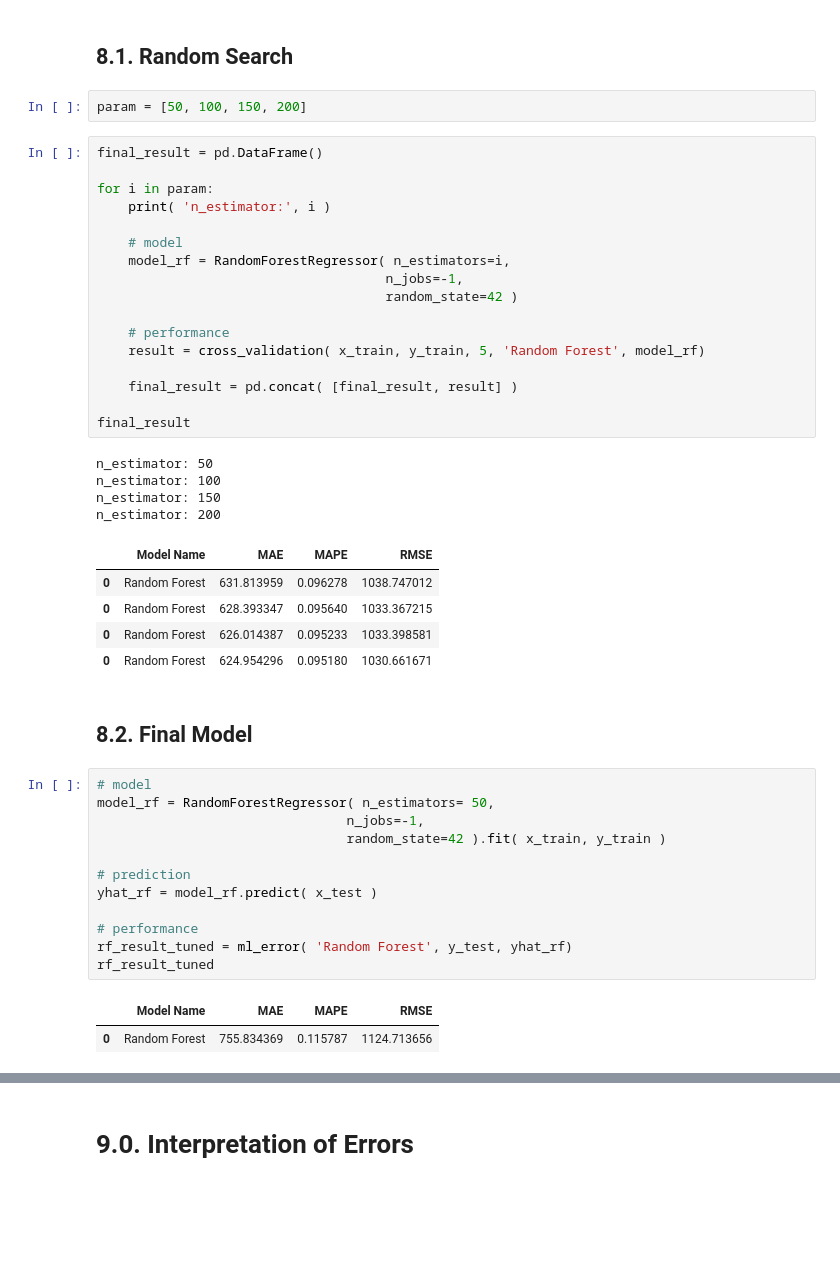
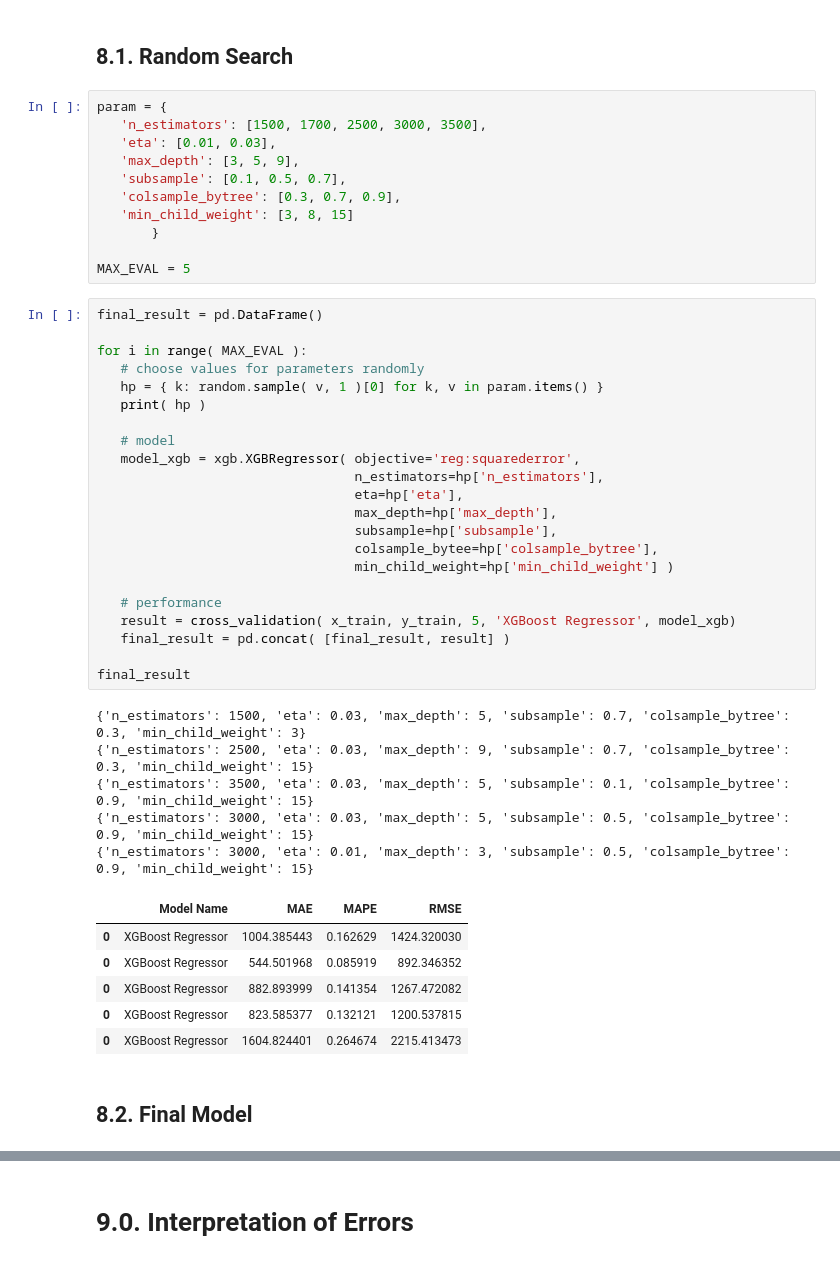
Before and after one commit to Jtani/project-rossmann_sales, a Jupyter notebook: notebook/rossman-project.ipynb, the cells around one changed output, grey strips where cells are left out. Drawn from its saved outputs; the diff is of its cells as text; blank space fills up the shorter version.

```diff
--- a/notebook/rossman-project.ipynb
+++ b/notebook/rossman-project.ipynb
@@ -1204,48 +1203,49 @@ modelling_result_cv
 # %% [markdown]
 ## 8.1. Random Search
 # %%
-param = [50, 100, 150, 200]
+param = {
+   'n_estimators': [1500, 1700, 2500, 3000, 3500],
+   'eta': [0.01, 0.03],
+   'max_depth': [3, 5, 9],
+   'subsample': [0.1, 0.5, 0.7],
+   'colsample_bytree': [0.3, 0.7, 0.9],
+   'min_child_weight': [3, 8, 15]
+       }
+
+MAX_EVAL = 5
 # %%
 final_result = pd.DataFrame()
 
-for i in param:
-    print( 'n_estimator:', i )
+for i in range( MAX_EVAL ):
+   # choose values for parameters randomly
+   hp = { k: random.sample( v, 1 )[0] for k, v in param.items() }
+   print( hp )
 
-    # model
-    model_rf = RandomForestRegressor( n_estimators=i,
-                                     n_jobs=-1,
-                                     random_state=42 )
+   # model
+   model_xgb = xgb.XGBRegressor( objective='reg:squarederror',
+                                 n_estimators=hp['n_estimators'],
+                                 eta=hp['eta'],
+                                 max_depth=hp['max_depth'],
+                                 subsample=hp['subsample'],
+                                 colsample_bytee=hp['colsample_bytree'],
+                                 min_child_weight=hp['min_child_weight'] )
 
-    # performance
-    result = cross_validation( x_train, y_train, 5, 'Random Forest', model_rf)
-
-    final_result = pd.concat( [final_result, result] )
+   # performance
+   result = cross_validation( x_train, y_train, 5, 'XGBoost Regressor', model_xgb)
+   final_result = pd.concat( [final_result, result] )
 
 final_result
 # %% [output]
-n_estimator: 50
-n_estimator: 100
-n_estimator: 150
-n_estimator: 200
+{'n_estimators': 1500, 'eta': 0.03, 'max_depth': 5, 'subsample': 0.7, 'colsample_bytree': 0.3, 'min_child_weight': 3}
+{'n_estimators': 2500, 'eta': 0.03, 'max_depth': 9, 'subsample': 0.7, 'colsample_bytree': 0.3, 'min_child_weight': 15}
+{'n_estimators': 3500, 'eta': 0.03, 'max_depth': 5, 'subsample': 0.1, 'colsample_bytree': 0.9, 'min_child_weight': 15}
+{'n_estimators': 3000, 'eta': 0.03, 'max_depth': 5, 'subsample': 0.5, 'colsample_bytree': 0.9, 'min_child_weight': 15}
+{'n_estimators': 3000, 'eta': 0.01, 'max_depth': 3, 'subsample': 0.5, 'colsample_bytree': 0.9, 'min_child_weight': 15}
 |  | Model Name | MAE | MAPE | RMSE |
-| 0 | Random Forest | 631.813959 | 0.096278 | 1038.747012 |
-| 0 | Random Forest | 628.393347 | 0.095640 | 1033.367215 |
-| 0 | Random Forest | 626.014387 | 0.095233 | 1033.398581 |
-| 0 | Random Forest | 624.954296 | 0.095180 | 1030.661671 |
+| 0 | XGBoost Regressor | 1004.385443 | 0.162629 | 1424.320030 |
+| 0 | XGBoost Regressor | 544.501968 | 0.085919 | 892.346352 |
+| 0 | XGBoost Regressor | 882.893999 | 0.141354 | 1267.472082 |
+| 0 | XGBoost Regressor | 823.585377 | 0.132121 | 1200.537815 |
+| 0 | XGBoost Regressor | 1604.824401 | 0.264674 | 2215.413473 |
 # %% [markdown]
 ## 8.2. Final Model
-# %%
-# model
-model_rf = RandomForestRegressor( n_estimators= 50,
-                                n_jobs=-1,
-                                random_state=42 ).fit( x_train, y_train )
-
-# prediction
-yhat_rf = model_rf.predict( x_test )
-
-# performance
-rf_result_tuned = ml_error( 'Random Forest', y_test, yhat_rf)
-rf_result_tuned
-# %% [output]
-|  | Model Name | MAE | MAPE | RMSE |
-| 0 | Random Forest | 755.834369 | 0.115787 | 1124.713656 |
```
Also changed, not shown: parts of 11 cells of this notebook.
